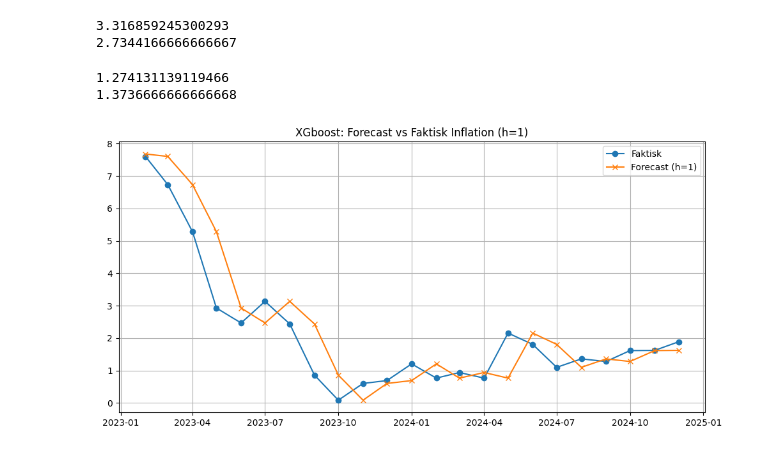
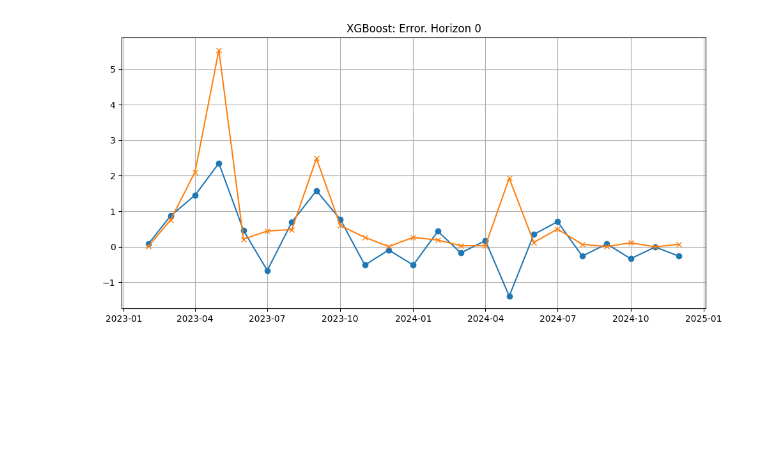
Before and after one commit to Rasmushoy/Inflation-Forecast, a Jupyter notebook: XGBoost/XGBoost.ipynb, the cells around one changed output. Saved outputs shown, nothing was run; the diff lists cells and outputs as text; code cells hidden in the pictures; blank space fills up the shorter version.

```diff
--- a/XGBoost/XGBoost.ipynb
+++ b/XGBoost/XGBoost.ipynb
@@ -21,7 +40,12 @@ os.chdir('../Data')
 # %%
-# Import features
-file_path = 'Merged_dataset.csv'
-df = pd.read_csv("merged_dataset.csv", sep=";", parse_dates=["Date"])
-df.set_index("Date", inplace=True)
-df.shape
+# Navigate to data folder
+os.chdir('../Data')
+
+# Load dataset and set 'Date' as index
+file_path = 'merged_dataset.csv'
+df = pd.read_csv(file_path, sep=';', parse_dates=['Date'])
+df.set_index('Date', inplace=True)
+
+# Display dataset shape
+print("Dataset shape:", df.shape)  # (rows, columns)
 # %% [output]
@@ -41,7 +69,0 @@ X shape: (156, 183)
-# %%
-imputer = SimpleImputer(strategy="median")  # Eller "median"
-
-X_imputed = imputer.fit_transform(X)  # Imputer NaN i hele datasættet
-
-# Konverter tilbage til DataFrame med kolonnenavne
-X = pd.DataFrame(X_imputed, columns=X.columns, index = df.index)
@@ -101,2 +123,9 @@ xgb_result
 # %%
-forecast_results = model.run_rolling_forecast(X, y, forecast_horizon=12, start_date="2023-01-01", end_date="2024-12-01")
+xgb_rolling_result = model.run_rolling_forecast(
+    X=X,
+    y=y,
+    forecast_horizon=12,
+    start_date="2023-01-01",
+    end_date="2024-12-01",
+    window_length=108,
+)
@@ -137,5 +142,5 @@ forecast_results
 # %%
-eval_df, merged_df = model.evaluate_forecasts(forecast_results, y)
+eval_df, merged_df = model.evaluate_forecasts(xgb_rolling_result, y)
 eval_df
 # %% [output]
 |  | Horizon | MAE | RMSE | N_obs |
@@ -175,27 +206,10 @@ h1
-# %%
-sum_23 = h1["Inflationsforecast"].iloc[0:11].sum() / 12
-sum_t23 = h1["y_true"].iloc[0:11].sum() / 12
-print(sum_23)
-print(sum_t23)
-# %% [output]
-3.316859245300293
-2.7344166666666667
-# %%
-sum_r = h1["Inflationsforecast"].iloc[11:24].sum() / 12
-sum_t = h1["y_true"].iloc[11:24].sum() / 12
-print(sum_r)
-print(sum_t)
-# %% [output]
-1.274131139119466
-1.3736666666666668
 # %%
 plt.figure(figsize=(10, 5))
-plt.plot(h1["Dato"], h1["y_true"], label="Faktisk", marker="o")
-plt.plot(h1["Dato"], h1["Inflationsforecast"], label="Forecast (h=1)", marker="x")
-plt.legend()
-plt.title("XGboost: Forecast vs Faktisk Inflation (h=1)")
+plt.plot(h1["Date"], h1["error"], label="error", marker="o")
+plt.plot(h1["Date"], h1["squared_error"], label="abs_error", marker="x")
+plt.title(f"XGBoost: Error. Horizon 0")
 plt.grid(True)
 plt.tight_layout()
 plt.show()
 # %% [output]
-[figure, old version]
+[figure, new version]
```
Also changed, not shown: parts of 29 cells of this notebook, 20 other files.
